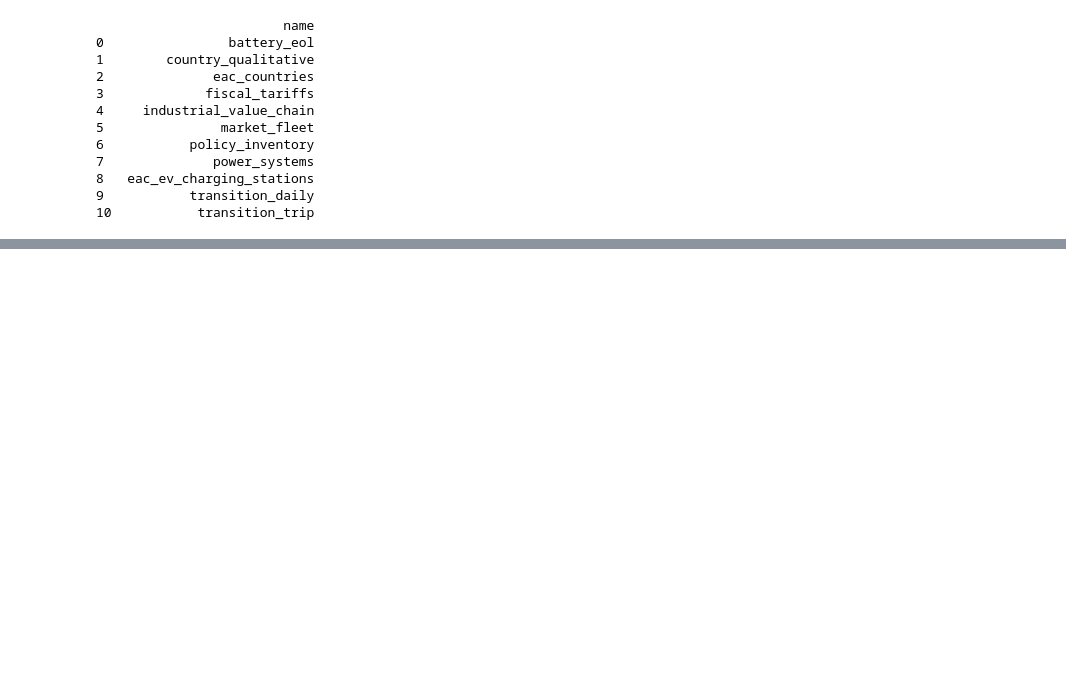
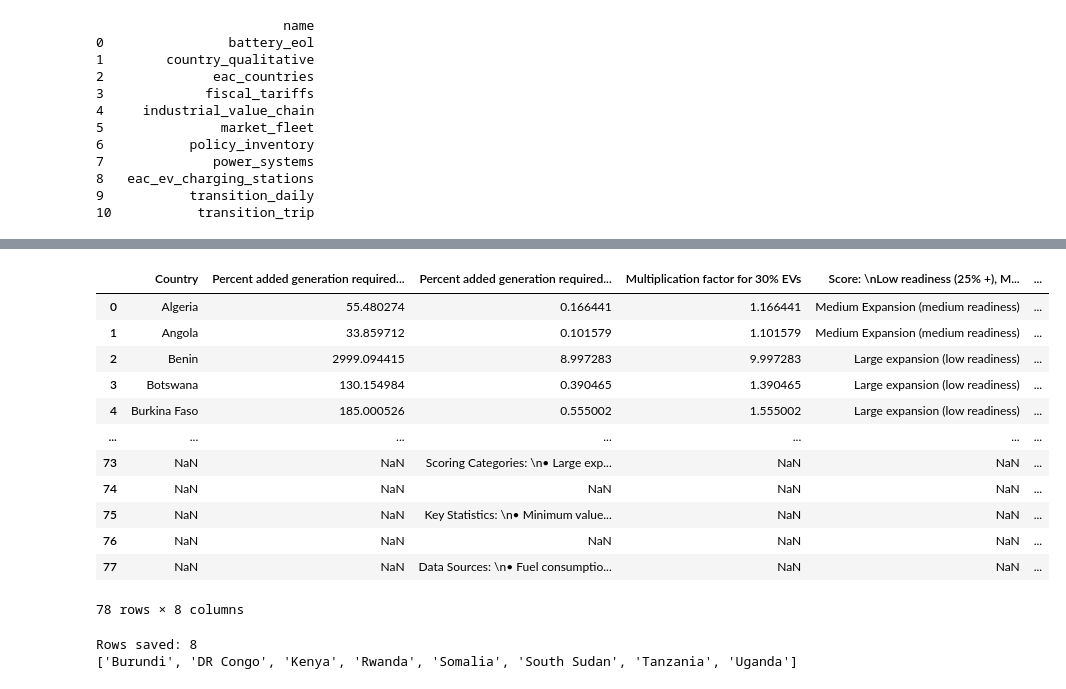
Before and after one commit to kennethnyangweso/EAC-UNEP-E-Mobility-Analytics-Forecasting, a Jupyter notebook: Notebooks/Data Engineering & Cleaning.ipynb, the cells around one changed output, grey strips where cells are left out. Cells and saved outputs as stored; diff of their text form; code cells hidden in the pictures; blank space fills up the shorter version.

```diff
--- a/Notebooks/Data Engineering & Cleaning.ipynb
+++ b/Notebooks/Data Engineering & Cleaning.ipynb
@@ -2077,0 +2342,43 @@ print(tables)
+# %%
+add_gen = pd.read_excel(file_path, sheet_name="Additional Generation For 30% E")
+
+add_gen
+# %% [output]
+|  | Country | Percent added generation required... | Percent added generation required... | Multiplication factor for 30% EVs | Score: \nLow readiness (25% +), M... | ... |
+| 0 | Algeria | 55.480274 | 0.166441 | 1.166441 | Medium Expansion (medium readiness) | ... |
+| 1 | Angola | 33.859712 | 0.101579 | 1.101579 | Medium Expansion (medium readiness) | ... |
+| 2 | Benin | 2999.094415 | 8.997283 | 9.997283 | Large expansion (low readiness) | ... |
+| 3 | Botswana | 130.154984 | 0.390465 | 1.390465 | Large expansion (low readiness) | ... |
+| 4 | Burkina Faso | 185.000526 | 0.555002 | 1.555002 | Large expansion (low readiness) | ... |
+| ... | ... | ... | ... | ... | ... | ... |
+| 73 | NaN | NaN | Scoring Categories: \n• Large exp... | NaN | NaN | ... |
+| 74 | NaN | NaN | NaN | NaN | NaN | ... |
+| 75 | NaN | NaN | Key Statistics: \n• Minimum value... | NaN | NaN | ... |
+| 76 | NaN | NaN | NaN | NaN | NaN | ... |
+| 77 | NaN | NaN | Data Sources: \n• Fuel consumptio... | NaN | NaN | ... |
+78 rows × 8 columns
+# %%
+# EAC countries to keep
+eac_countries = [
+    "Kenya",
+    "Uganda",
+    "Tanzania",
+    "Rwanda",
+    "Burundi",
+    "DR Congo",
+    "South Sudan",
+    "Somalia"
+]
+
+# Filter the dataset
+eac_df_gen = add_gen[add_gen["Country"].isin(eac_countries)].copy()
+
+# Save as CSV
+eac_df_gen.to_csv("eac_ev_generation.csv", index=False)
+
+# Check the result
+print(f"Rows saved: {len(eac_df_gen)}")
+print(eac_df_gen["Country"].tolist())
+# %% [output]
+Rows saved: 8
+['Burundi', 'DR Congo', 'Kenya', 'Rwanda', 'Somalia', 'South Sudan', 'Tanzania', 'Uganda']
```
Also changed, not shown: parts of 62 cells of this notebook, 16 other files.
